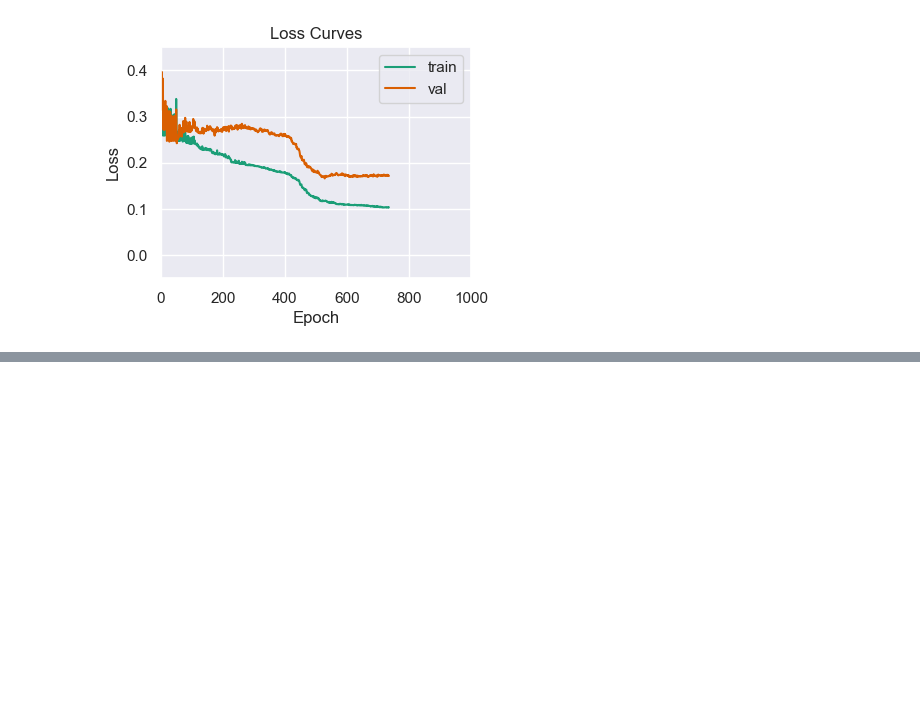
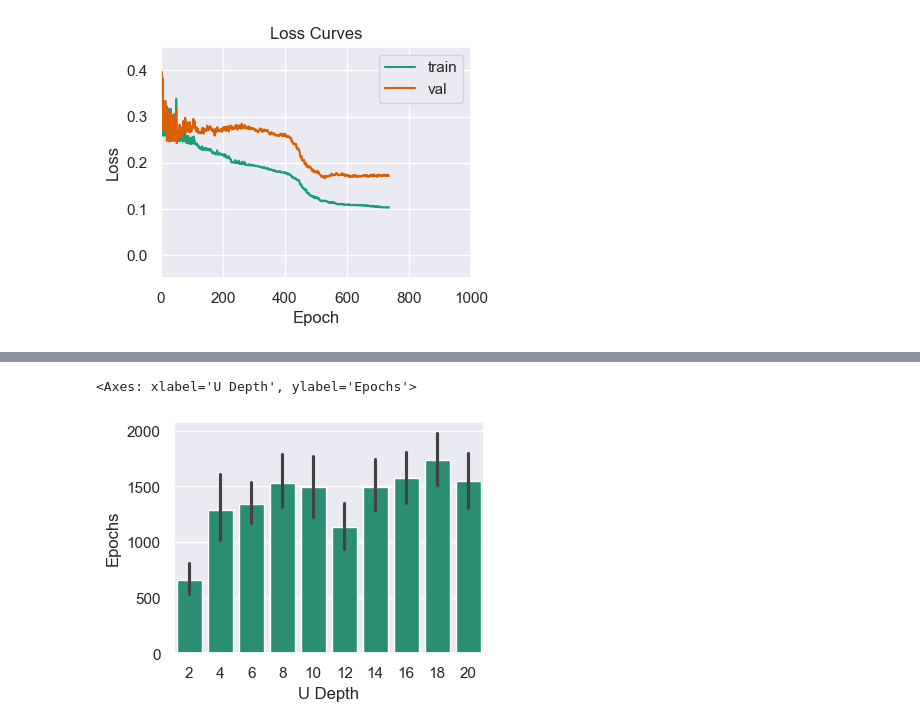
Before and after one commit to BenPrie/variational-local-inversions, a Jupyter notebook: learning-by-depth.ipynb, the cells around one changed output, grey strips where cells are left out. Drawn from its saved outputs; the diff is of its cells as text; code cells hidden in the pictures; blank space fills up the shorter version.

Commit message:
Visualisations

```diff
--- a/learning-by-depth.ipynb
+++ b/learning-by-depth.ipynb
@@ -394,3 +392,11 @@ seed = 42
 
 for d in tqdm(ds, desc='Trying different unitary depths', leave=True):
     evaluate_at_depth_by_scipy(n=4, d=d, n_U=50, ansatz_reps=ansatz_reps, save_path=save_path, n_train_samples=16, n_val_samples=16, n_epochs=5000, verbose=True, overwrite=False, zero_threshold=5e-2, early_stop_window=500, early_stop_threshold=1e-3, tol=None, seed=seed)
+# %%
+# Read.
+data = pd.read_csv('./data/performance-by-depth-(reps=4)-early-stop.csv').set_index('id').reset_index(drop=True)
+
+# Any losses below the threshold (.05 here) can be said to be convergent on 0.
+data['Val Loss'] = data['Val Loss'].apply(lambda x: 0 if x < 0.05 else x)
+data['Train Loss'] = data['Train Loss'].apply(lambda x: 0 if x < 0.05 else x)
+data
@@ -396,0 +417,5 @@ for d in tqdm(ds, desc='Trying different unitary depths', leave=True):
+# %%
+sns.barplot(data=data, x='U Depth', y='Epochs')
+# %% [output]
+<Axes: xlabel='U Depth', ylabel='Epochs'>
+[figure, added]
```
Also changed, not shown: parts of 6 cells of this notebook, 3 other files.
